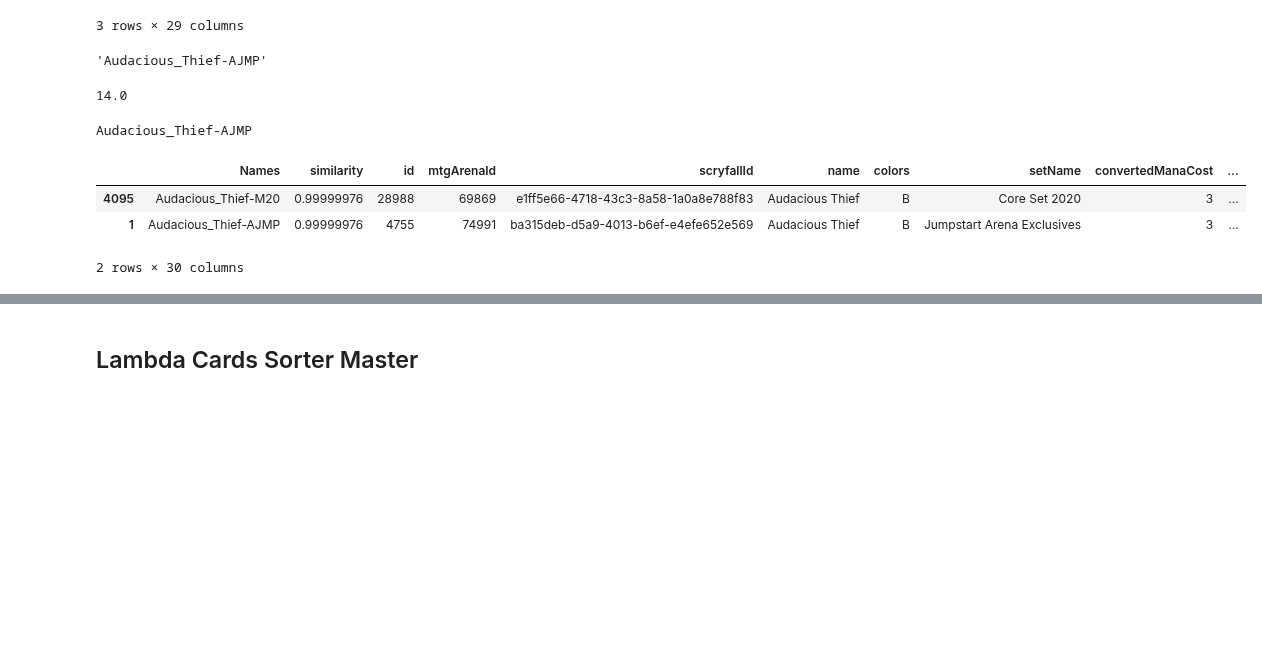
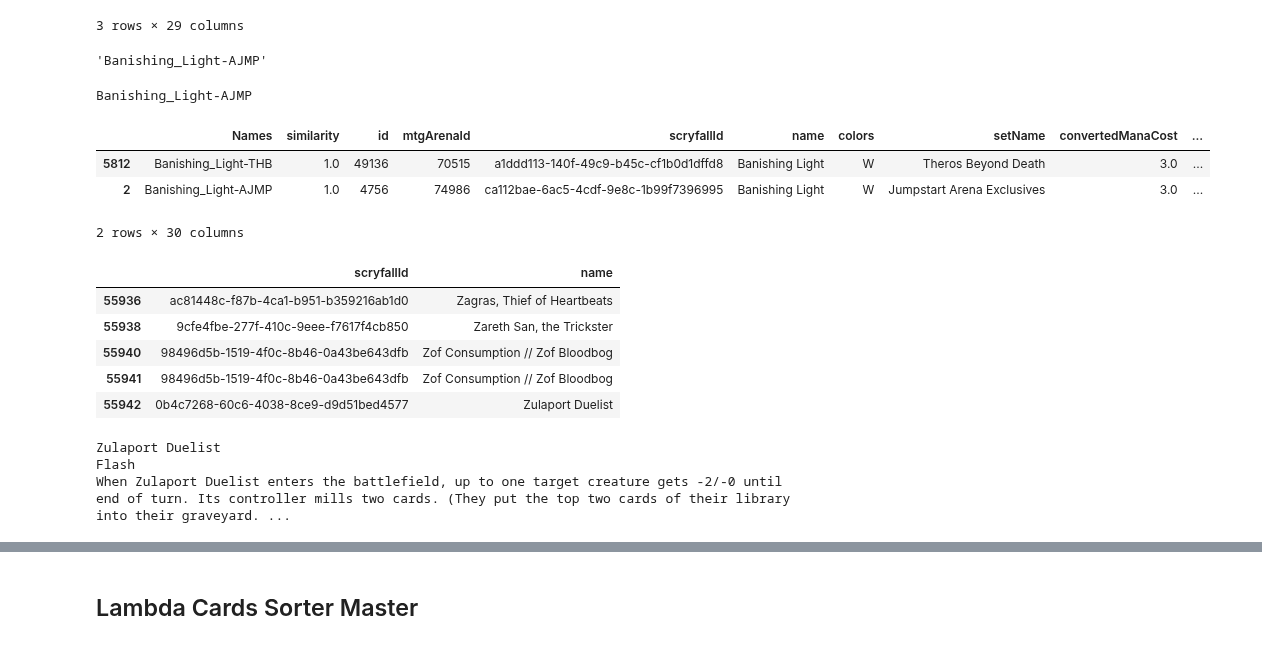
Before and after one commit to ledgerW/magicml, a Jupyter notebook: notebooks/mtgjson_sm_proc.ipynb, the cells around one changed output, grey strips where cells are left out. Drawn from its saved outputs; the diff is of its cells as text; code cells hidden in the pictures; blank space fills up the shorter version.

Commit message:
refactor: cleanup; working similarity pipeline - into Dynamo

```diff
--- a/notebooks/mtgjson_sm_proc.ipynb
+++ b/notebooks/mtgjson_sm_proc.ipynb
@@ -511,7 +511,7 @@ cards_df = pd.read_csv('cards.csv')\
     .query('mtgArenaId.notnull()')\
     .assign(Names=lambda df: df.name + '-' + df.setCode)\
     .assign(Names=lambda df: df.Names.apply(lambda x: x.replace(' ', '_')))\
-    .fillna({'loyalty':0, 'power':0, 'toughness':0})\
+    .fillna('0')\
     [merge_cols]
 
 print(cards_df.shape)
@@ -524,33 +524,29 @@ cards_df.head(3)
 | 4755 | Banishing_Light-AJMP | 4756 | 74986.0 | ca112bae-6ac5-4cdf-9e8c-1b99f7396995 | Banishing Light | W | Jumpstart Arena Exclusives | 3.0 | {2}{W} | ... |
 3 rows × 29 columns
 # %%
-card = pred_df.columns[2]
+card = pred_df.columns[3]
 card
 # %% [output]
-'Audacious_Thief-AJMP'
+'Banishing_Light-AJMP'
-# %%
-staged_card.memory_usage().sum()/1000
-# %% [output]
-14.0
 # %%
 staged_card = pred_df[['Names', card]]\
     .merge(cards_df, how='left', on='Names')\
     .sort_values(by=card, ascending=False)\
     .head(10)\
     .rename(columns={card: 'similarity'})\
     .assign(similarity=lambda df: df.similarity.astype('str'))\
     .assign(id=lambda df: df.id.astype('int'))\
     .assign(mtgArenaId=lambda df: df.mtgArenaId.astype('int'))\
-    .assign(loyalty=lambda df: df.loyalty.astype('int'))\
-    .assign(power=lambda df: df.power.astype('int'))\
-    .assign(toughness=lambda df: df.toughness.astype('int'))\
-    .assign(convertedManaCost=lambda df: df.convertedManaCost.astype('int'))
+    .assign(loyalty=lambda df: df.loyalty.astype('str'))\
+    .assign(power=lambda df: df.power.astype('str'))\
+    .assign(toughness=lambda df: df.toughness.astype('str'))\
+    .assign(convertedManaCost=lambda df: df.convertedManaCost.astype('str'))
 
 print(card)
 staged_card.head(2)
 # %% [output]
-Audacious_Thief-AJMP
+Banishing_Light-AJMP
 |  | Names | similarity | id | mtgArenaId | scryfallId | name | colors | setName | convertedManaCost | ... |
-| 4095 | Audacious_Thief-M20 | 0.99999976 | 28988 | 69869 | e1ff5e66-4718-43c3-8a58-1a0a8e788f83 | Audacious Thief | B | Core Set 2020 | 3 | ... |
-| 1 | Audacious_Thief-AJMP | 0.99999976 | 4755 | 74991 | ba315deb-d5a9-4013-b6ef-e4efe652e569 | Audacious Thief | B | Jumpstart Arena Exclusives | 3 | ... |
+| 5812 | Banishing_Light-THB | 1.0 | 49136 | 70515 | a1ddd113-140f-49c9-b45c-cf1b0d1dffd8 | Banishing Light | W | Theros Beyond Death | 3.0 | ... |
+| 2 | Banishing_Light-AJMP | 1.0 | 4756 | 74986 | ca112bae-6ac5-4cdf-9e8c-1b99f7396995 | Banishing Light | W | Jumpstart Arena Exclusives | 3.0 | ... |
 2 rows × 30 columns
@@ -559,2 +560,11 @@ dynamodb = boto_sess.resource('dynamodb')
 
 table = dynamodb.Table(SIMILARITY_TABLE)
+# %%
+cards_df[['scryfallId','name']].tail(5)
+# %% [output]
+|  | scryfallId | name |
+| 55936 | ac81448c-f87b-4ca1-b951-b359216ab1d0 | Zagras, Thief of Heartbeats |
+| 55938 | 9cfe4fbe-277f-410c-9eee-f7617f4cb850 | Zareth San, the Trickster |
+| 55940 | 98496d5b-1519-4f0c-8b46-0a43be643dfb | Zof Consumption // Zof Bloodbog |
+| 55941 | 98496d5b-1519-4f0c-8b46-0a43be643dfb | Zof Consumption // Zof Bloodbog |
+| 55942 | 0b4c7268-60c6-4038-8ce9-d9d51bed4577 | Zulaport Duelist |
@@ -560,0 +576,7 @@ table = dynamodb.Table(SIMILARITY_TABLE)
+# %%
+print(card_item['Item']['name'])
+print(card_item['Item']['text'])
+# %% [output]
+Zulaport Duelist
+Flash
+When Zulaport Duelist enters the battlefield, up to one target creature gets -2/-0 until end of turn. Its controller mills two cards. (They put the top two cards of their library into their graveyard. ...
```
Also changed, not shown: parts of 8 cells of this notebook, 1 other file.
